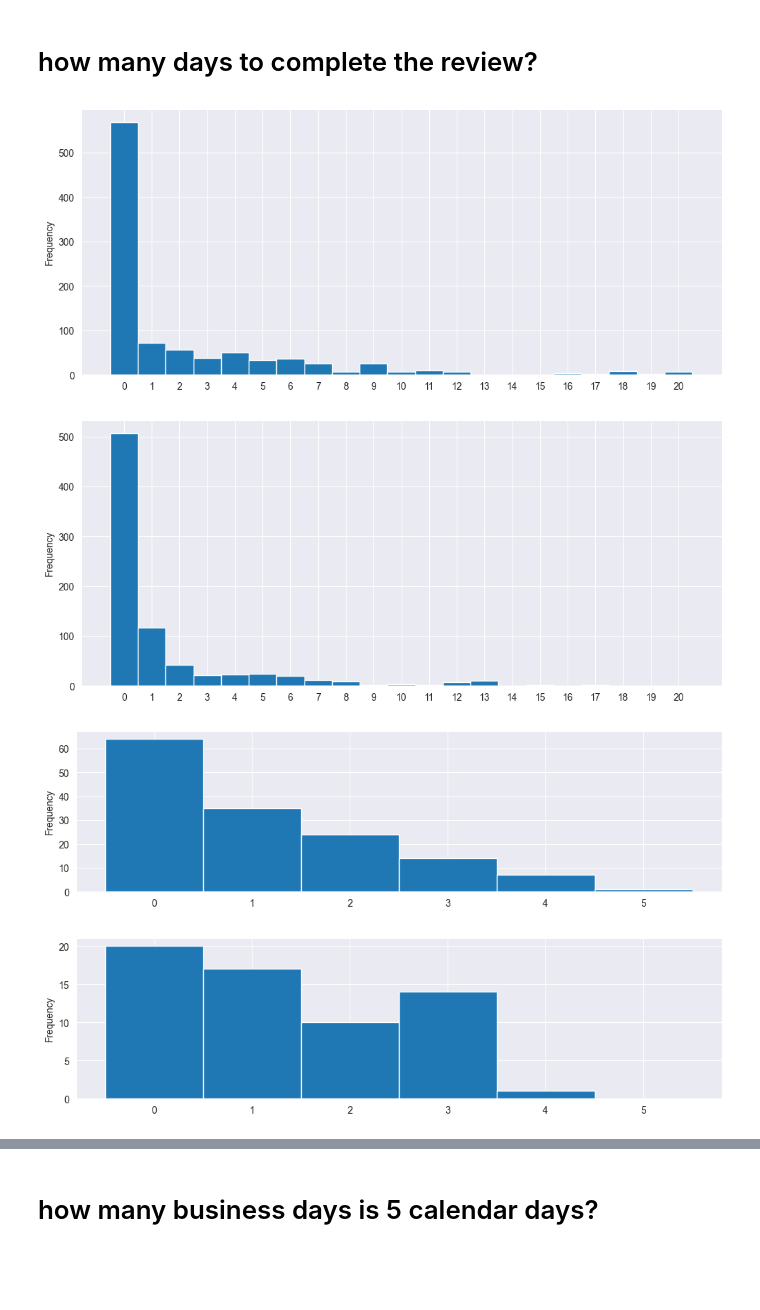
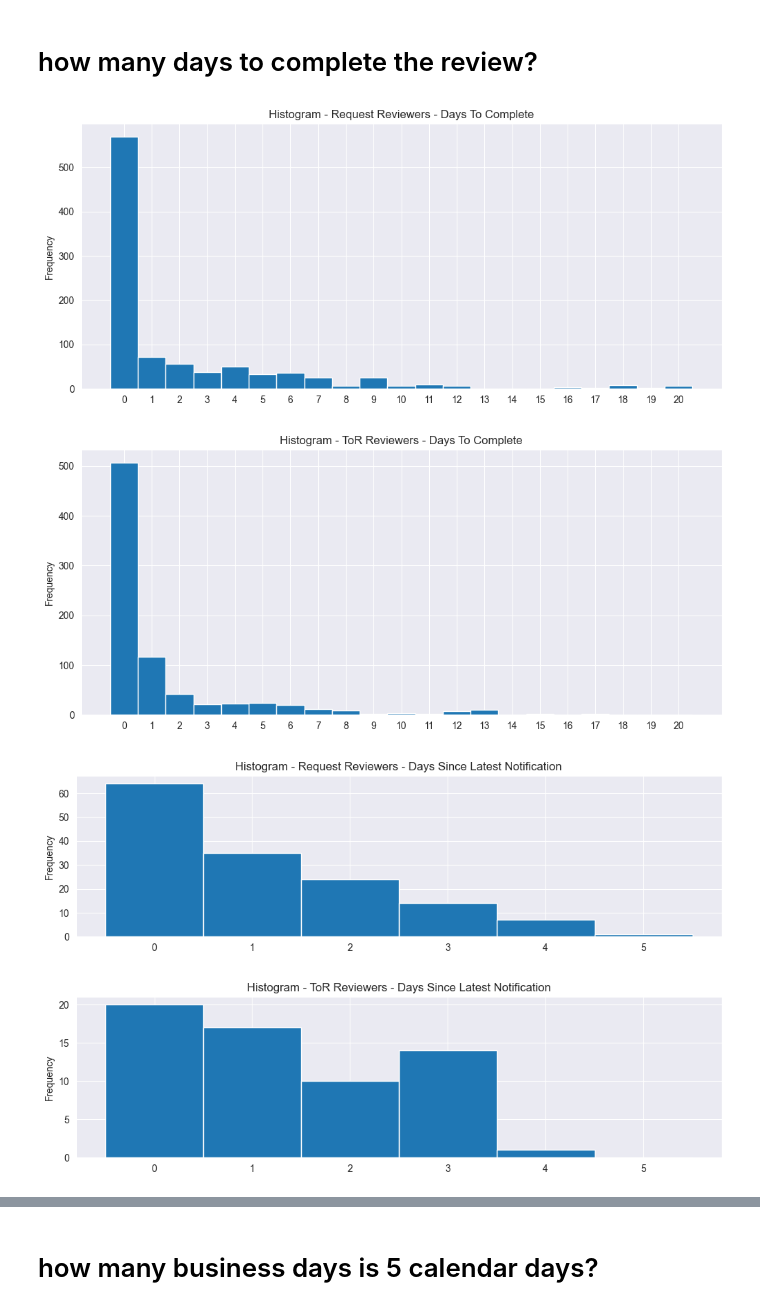
Before and after one commit to KevinCarr42/CSAS-Exploratory-Data-Analysis, a Jupyter notebook: CSAS_reviewers.ipynb, the cells around one changed output, grey strips where cells are left out. Saved outputs shown, nothing was run; the diff lists cells and outputs as text; code cells hidden in the pictures; blank space fills up the shorter version.

```diff
--- a/CSAS_reviewers.ipynb
+++ b/CSAS_reviewers.ipynb
@@ -26,38 +26,39 @@ tor_reviewers = sql("SELECT * FROM csas2_torreviewer")
 # %% [markdown]
 # how many days to complete the review?
 # %%
-def plot_review_hist(dataframe, n_days=20, figsize=(12,5)):
+def plot_review_hist(dataframe, title, n_days=20, figsize=(12,5)):
     n_days += 1
 
     filtered_reviewers = dataframe[
         (dataframe.review_completed - dataframe.review_started).dt.days <= n_days
     ]
 
     diff_days = (filtered_reviewers.review_completed - filtered_reviewers.review_started).dt.days
 
     ax = diff_days.plot(
         kind='hist',
         bins=n_days,
         range=(0, n_days),
         figsize=figsize
     )
 
     bin_edges = np.linspace(0, n_days, n_days + 1)
     bin_centers = 0.5 * (bin_edges[1:] + bin_edges[:-1])
 
     ax.set_xticks(bin_centers)
     ax.set_xticklabels([f"{int(center)}" for center in bin_centers])
+    plt.title(title)
 
     plt.show()
 
 
-plot_review_hist(request_reviewers, 20)
-plot_review_hist(tor_reviewers, 20)
+plot_review_hist(request_reviewers, 'Histogram - Request Reviewers - Days To Complete')
+plot_review_hist(tor_reviewers, 'Histogram - ToR Reviewers - Days To Complete')
 # %% [output]
-[figure, old version]
+[figure, new version]
-[figure, old version]
+[figure, new version]
 # %%
-def days_since_notification_hist(dataframe, n_days=5, figsize=(12,3)):
+def days_since_notification_hist(dataframe, title, n_days=5, figsize=(12,3)):
     n_days += 1
 
     days_since_notification = (dataframe.review_completed - dataframe.reminder_sent).dt.days
@@ -74,14 +75,15 @@ def days_since_notification_hist(dataframe, n_days=5, figsize=(12,3)):
 
     ax.set_xticks(bin_centers)
     ax.set_xticklabels([f"{int(center)}" for center in bin_centers])
+    plt.title(title)
 
     plt.show()
 
-days_since_notification_hist(request_reviewers)
-days_since_notification_hist(tor_reviewers)
+days_since_notification_hist(request_reviewers, 'Histogram - Request Reviewers - Days Since Latest Notification')
+days_since_notification_hist(tor_reviewers, 'Histogram - ToR Reviewers - Days Since Latest Notification')
 # %% [output]
-[figure, old version]
+[figure, new version]
-[figure, old version]
+[figure, new version]
 # %%
 def plot_review_heatmap(dataframe, name, figsize=(4,8), xlim=5, ylim=15):
     days_to_complete = (dataframe.review_completed - dataframe.review_started).dt.days
```
Also changed, not shown: parts of 12 cells of this notebook.
